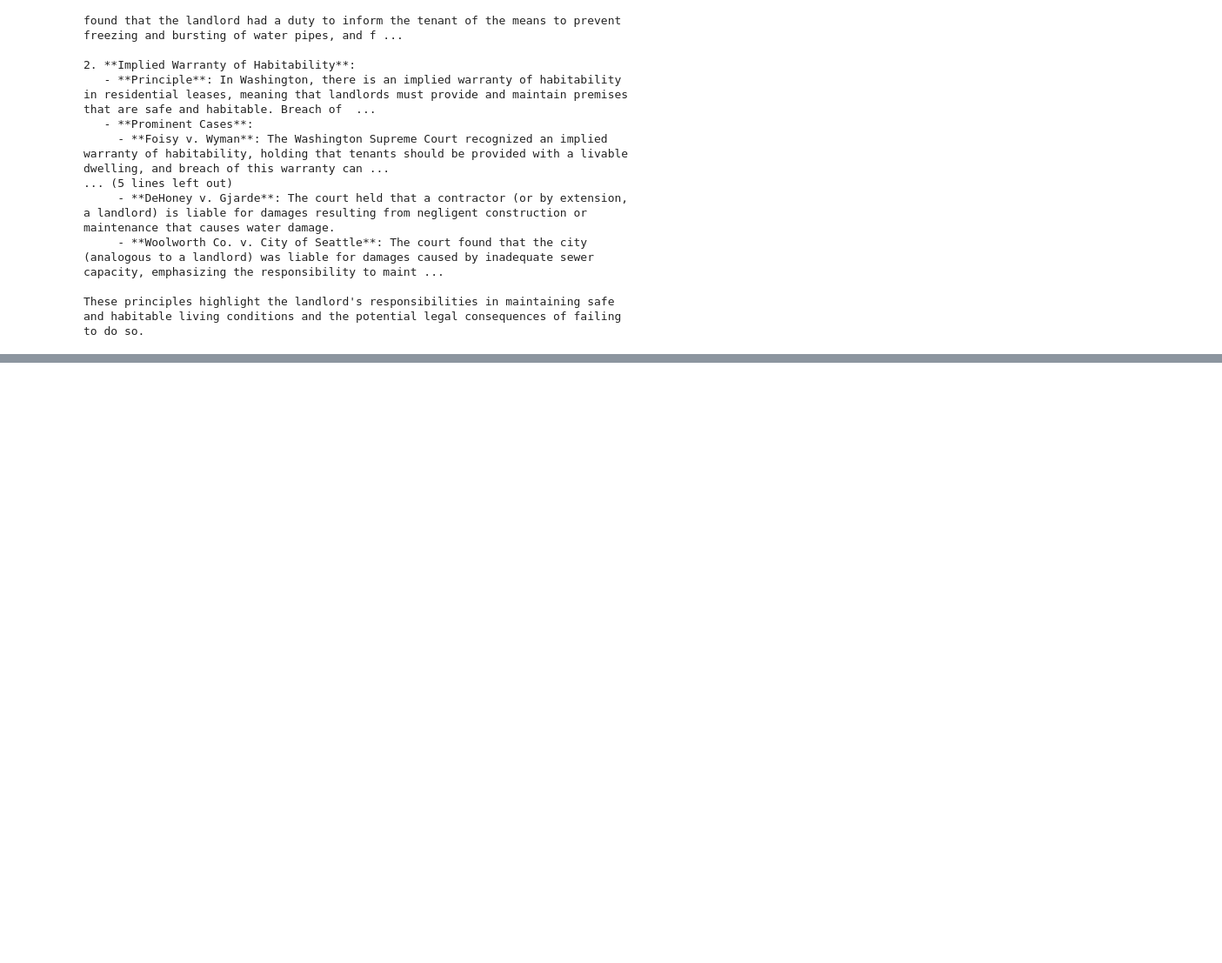
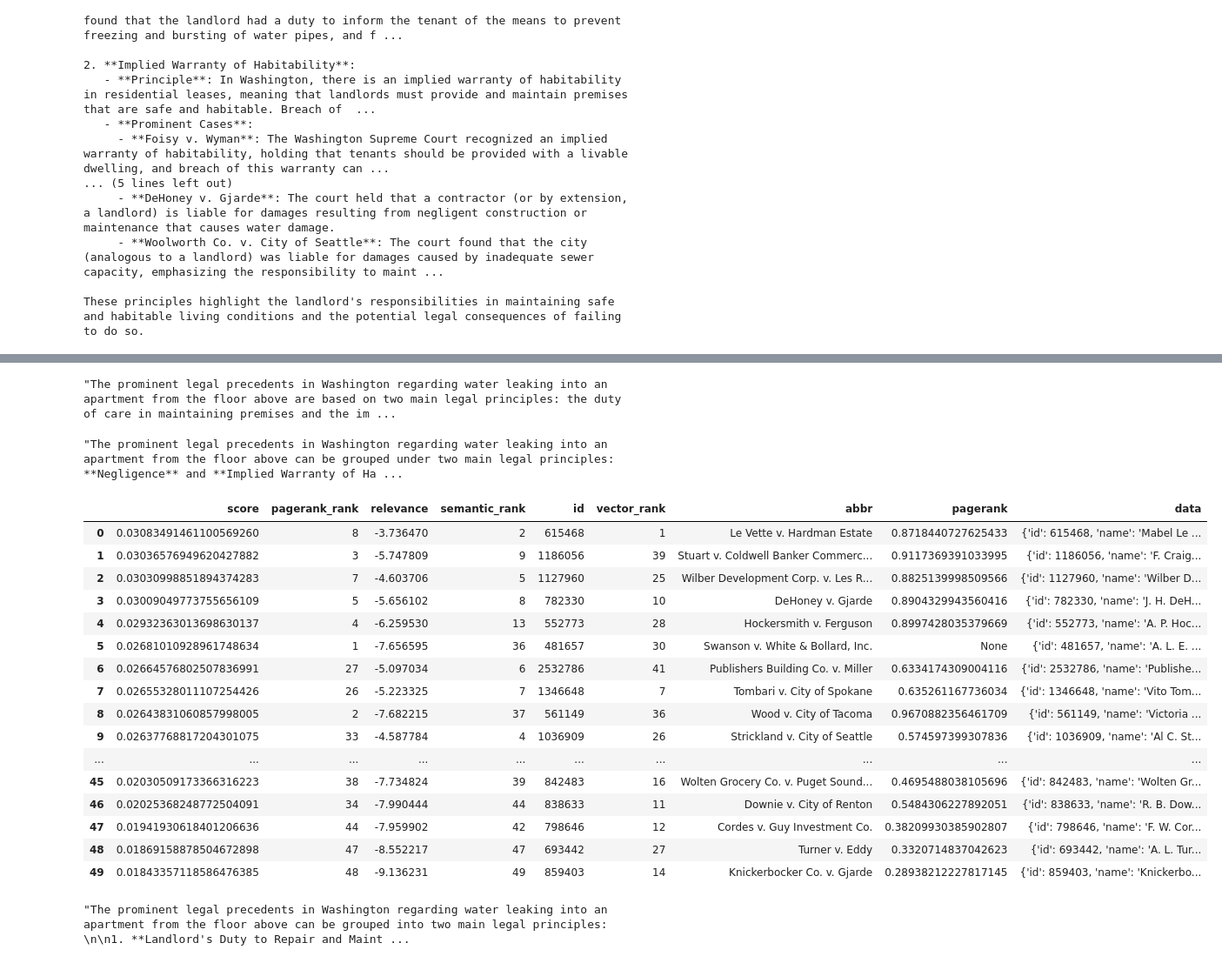
Before and after one commit to rioriost/graphrag-legalcases-postgres, a Jupyter notebook: playground/graph_prompt.ipynb, the cells around one changed output, grey strips where cells are left out. Shown at 87% size. Cells and saved outputs as stored; diff of their text form; code cells hidden in the pictures; blank space fills up the shorter version.

```diff
--- a/playground/graph_prompt.ipynb
+++ b/playground/graph_prompt.ipynb
@@ -139,0 +286,79 @@ These principles highlight the landlord's responsibilities in maintaining safe a
+# %%
+from openai import AzureOpenAI
+
+# Initialize Azure OpenAI client with key-based authentication
+client = AzureOpenAI(
+    azure_endpoint = config("AZURE_OPENAI_ENDPOINT"),
+    api_key = config("AZURE_OPENAI_KEY"),
+    api_version = "2024-05-01-preview",
+)
+
+def generate3(question, context):
+    completion = client.chat.completions.create(
+        model='gpt-4o',
+        messages= [
+            {
+                "role": "system",
+                "content":
+                    """You are an Leagal Research AI Assistant that helps people understand relevant legal cases. Answer the user's QUESTION below using provided cases in the CONTEXT section. Keep your answer grounded in the cases in the CONTEXT section. If the CONTEXT section doesn’t contain the facts to answer the QUESTION, return NONE. Identify top 2 legal principles used in the cases provided, explain them and group prominent cases by those principles.
+                    """
+            },
+            {
+                "role": "user",
+                "content": f"""
+                QUESTION: {question}
+                CONTEXT: {str(context)}
+                """
+            }
+        ],
+        max_tokens=800,
+        temperature=0.3,
+        frequency_penalty=0,
+        presence_penalty=0,
+        stop=None,
+        stream=False
+    )
+    return completion.choices[0].message.content
+
+generate3(
+    'Water leaking into the apartment from the floor above. What are the prominent legal precedents in Washington on this problem?',
+    df.iloc[1:21]['data'].to_json()
+)
+# %% [output]
+"The prominent legal precedents in Washington regarding water leaking into an apartment from the floor above are based on two main legal principles: the duty of care in maintaining premises and the im ...
+# %%
+generate3(
+    'Water leaking into the apartment from the floor above. What are the prominent legal precedents in Washington on this problem?',
+    df.iloc[1:11]['data'].to_json()
+)
+# %% [output]
+"The prominent legal precedents in Washington regarding water leaking into an apartment from the floor above can be grouped under two main legal principles: **Negligence** and **Implied Warranty of Ha ...
+# %%
+df = exec("""SELECT * FROM get_vector_rerank_pagerank_rrf2_cases_v2('Water leaking into the apartment from the floor above.',
+                50, 50);""")
+df
+# %% [output]
+|  | score | pagerank_rank | relevance | semantic_rank | id | vector_rank | abbr | pagerank | data |
+| 0 | 0.03083491461100569260 | 8 | -3.736470 | 2 | 615468 | 1 | Le Vette v. Hardman Estate | 0.8718440727625433 | {'id': 615468, 'name': 'Mabel Le ... |
+| 1 | 0.03036576949620427882 | 3 | -5.747809 | 9 | 1186056 | 39 | Stuart v. Coldwell Banker Commerc... | 0.9117369391033995 | {'id': 1186056, 'name': 'F. Craig... |
+| 2 | 0.03030998851894374283 | 7 | -4.603706 | 5 | 1127960 | 25 | Wilber Development Corp. v. Les R... | 0.8825139998509566 | {'id': 1127960, 'name': 'Wilber D... |
+| 3 | 0.03009049773755656109 | 5 | -5.656102 | 8 | 782330 | 10 | DeHoney v. Gjarde | 0.8904329943560416 | {'id': 782330, 'name': 'J. H. DeH... |
+| 4 | 0.02932363013698630137 | 4 | -6.259530 | 13 | 552773 | 28 | Hockersmith v. Ferguson | 0.8997428035379669 | {'id': 552773, 'name': 'A. P. Hoc... |
+| 5 | 0.02681010928961748634 | 1 | -7.656595 | 36 | 481657 | 30 | Swanson v. White & Bollard, Inc. | None | {'id': 481657, 'name': 'A. L. E. ... |
+| 6 | 0.02664576802507836991 | 27 | -5.097034 | 6 | 2532786 | 41 | Publishers Building Co. v. Miller | 0.6334174309004116 | {'id': 2532786, 'name': 'Publishe... |
+| 7 | 0.02655328011107254426 | 26 | -5.223325 | 7 | 1346648 | 7 | Tombari v. City of Spokane | 0.635261167736034 | {'id': 1346648, 'name': 'Vito Tom... |
+| 8 | 0.02643831060857998005 | 2 | -7.682215 | 37 | 561149 | 36 | Wood v. City of Tacoma | 0.9670882356461709 | {'id': 561149, 'name': 'Victoria ... |
+| 9 | 0.02637768817204301075 | 33 | -4.587784 | 4 | 1036909 | 26 | Strickland v. City of Seattle | 0.574597399307836 | {'id': 1036909, 'name': 'Al C. St... |
+| ... | ... | ... | ... | ... | ... | ... | ... | ... | ... |
+| 45 | 0.02030509173366316223 | 38 | -7.734824 | 39 | 842483 | 16 | Wolten Grocery Co. v. Puget Sound... | 0.4695488038105696 | {'id': 842483, 'name': 'Wolten Gr... |
+| 46 | 0.02025368248772504091 | 34 | -7.990444 | 44 | 838633 | 11 | Downie v. City of Renton | 0.5484306227892051 | {'id': 838633, 'name': 'R. B. Dow... |
+| 47 | 0.01941930618401206636 | 44 | -7.959902 | 42 | 798646 | 12 | Cordes v. Guy Investment Co. | 0.38209930385902807 | {'id': 798646, 'name': 'F. W. Cor... |
+| 48 | 0.01869158878504672898 | 47 | -8.552217 | 47 | 693442 | 27 | Turner v. Eddy | 0.3320714837042623 | {'id': 693442, 'name': 'A. L. Tur... |
+| 49 | 0.01843357118586476385 | 48 | -9.136231 | 49 | 859403 | 14 | Knickerbocker Co. v. Gjarde | 0.28938212227817145 | {'id': 859403, 'name': 'Knickerbo... |
+# %%
+generate3(
+    'Water leaking into the apartment from the floor above. What are the prominent legal precedents in Washington on this problem?',
+    df.iloc[0:20]['data'].to_json()
+)
+# %% [output]
+"The prominent legal precedents in Washington regarding water leaking into an apartment from the floor above can be grouped into two main legal principles: \n\n1. **Landlord's Duty to Repair and Maint ...
```
Also changed, not shown: parts of 10 cells of this notebook, 5 other files.
